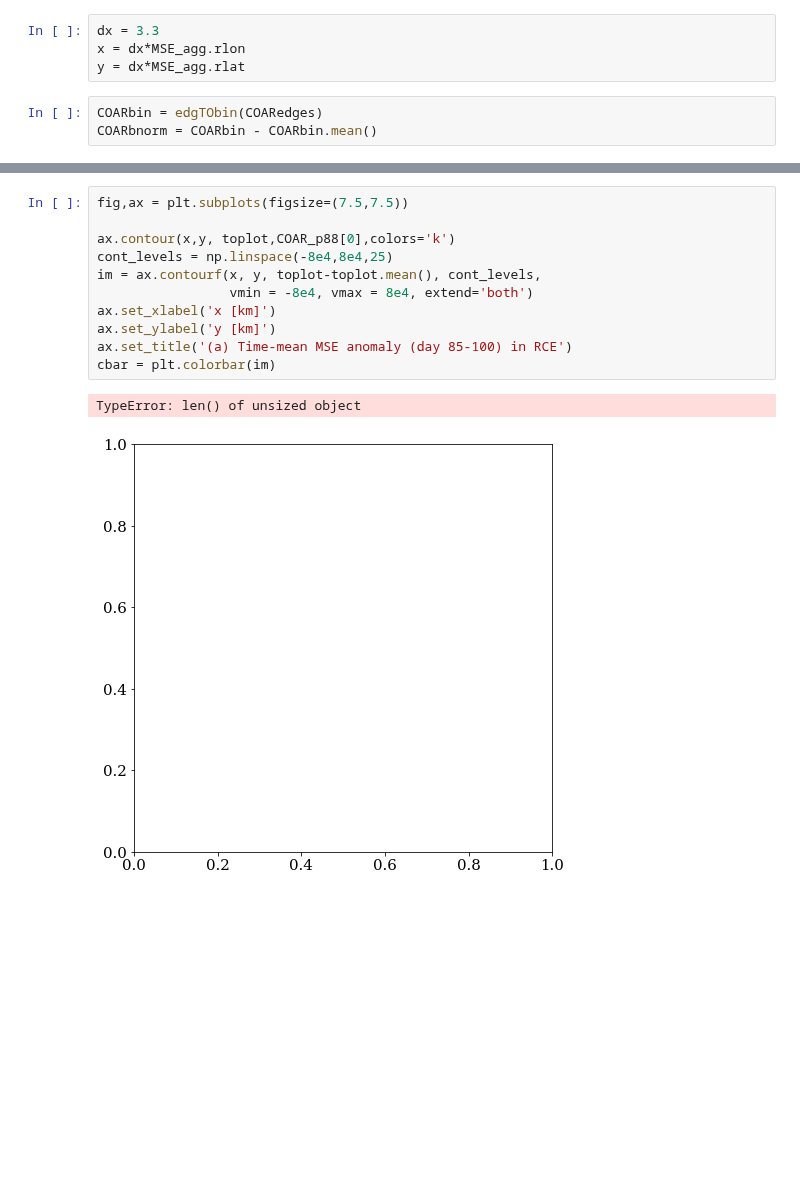
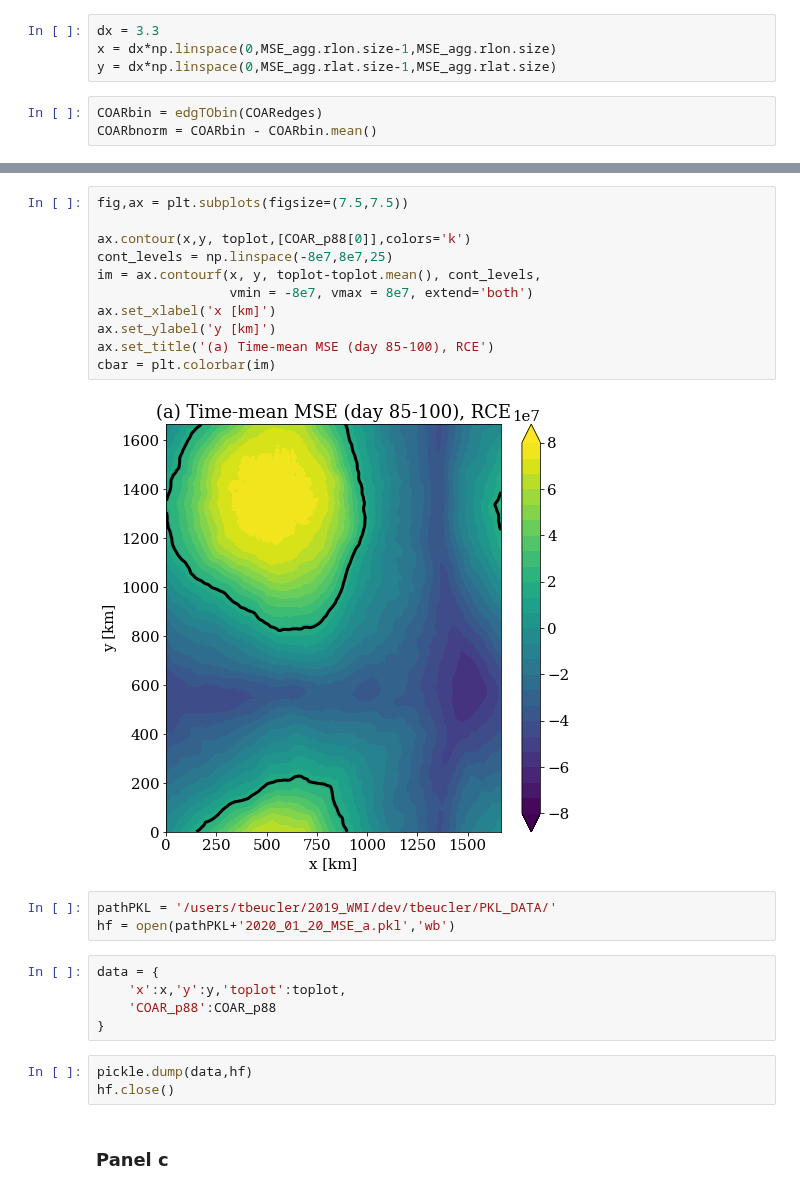
Before and after one commit to tbeucler/2019_WMI, a Jupyter notebook: dev/tbeucler/017_MSE_potential_decomposition.ipynb, the cells around one changed output, grey strips where cells are left out. Saved outputs shown, nothing was run; the diff lists cells and outputs as text; blank space fills up the shorter version.

Commit message:
Remaking Figure 1 to indicate right percentile on Figure

```diff
--- a/dev/tbeucler/017_MSE_potential_decomposition.ipynb
+++ b/dev/tbeucler/017_MSE_potential_decomposition.ipynb
@@ -146,7 +154,7 @@ toplot = MSE_agg.values
 # %%
 dx = 3.3
-x = dx*MSE_agg.rlon
-y = dx*MSE_agg.rlat
+x = dx*np.linspace(0,MSE_agg.rlon.size-1,MSE_agg.rlon.size)
+y = dx*np.linspace(0,MSE_agg.rlat.size-1,MSE_agg.rlat.size)
 # %%
 COARbin = edgTObin(COARedges)
 COARbnorm = COARbin - COARbin.mean()
@@ -173,14 +181,26 @@ array([-81006590., -79369980., -77733380., -76097020., -74460670.,
 # %%
 fig,ax = plt.subplots(figsize=(7.5,7.5))
 
-ax.contour(x,y, toplot,COAR_p88[0],colors='k')
-cont_levels = np.linspace(-8e4,8e4,25)
+ax.contour(x,y, toplot,[COAR_p88[0]],colors='k')
+cont_levels = np.linspace(-8e7,8e7,25)
 im = ax.contourf(x, y, toplot-toplot.mean(), cont_levels,
-                 vmin = -8e4, vmax = 8e4, extend='both')
+                 vmin = -8e7, vmax = 8e7, extend='both')
 ax.set_xlabel('x [km]')
 ax.set_ylabel('y [km]')
-ax.set_title('(a) Time-mean MSE anomaly (day 85-100) in RCE')
+ax.set_title('(a) Time-mean MSE (day 85-100), RCE')
 cbar = plt.colorbar(im)
 # %% [output]
-TypeError: len() of unsized object
-[figure, old version]
+[figure, new version]
+# %%
+pathPKL = '/users/tbeucler/2019_WMI/dev/tbeucler/PKL_DATA/'
+hf = open(pathPKL+'2020_01_20_MSE_a.pkl','wb')
+# %%
+data = {
+    'x':x,'y':y,'toplot':toplot,
+    'COAR_p88':COAR_p88
+}
+# %%
+pickle.dump(data,hf)
+hf.close()
+# %% [markdown]
+### Panel c
```
Also changed, not shown: parts of 3 cells of this notebook, 5 other files.
